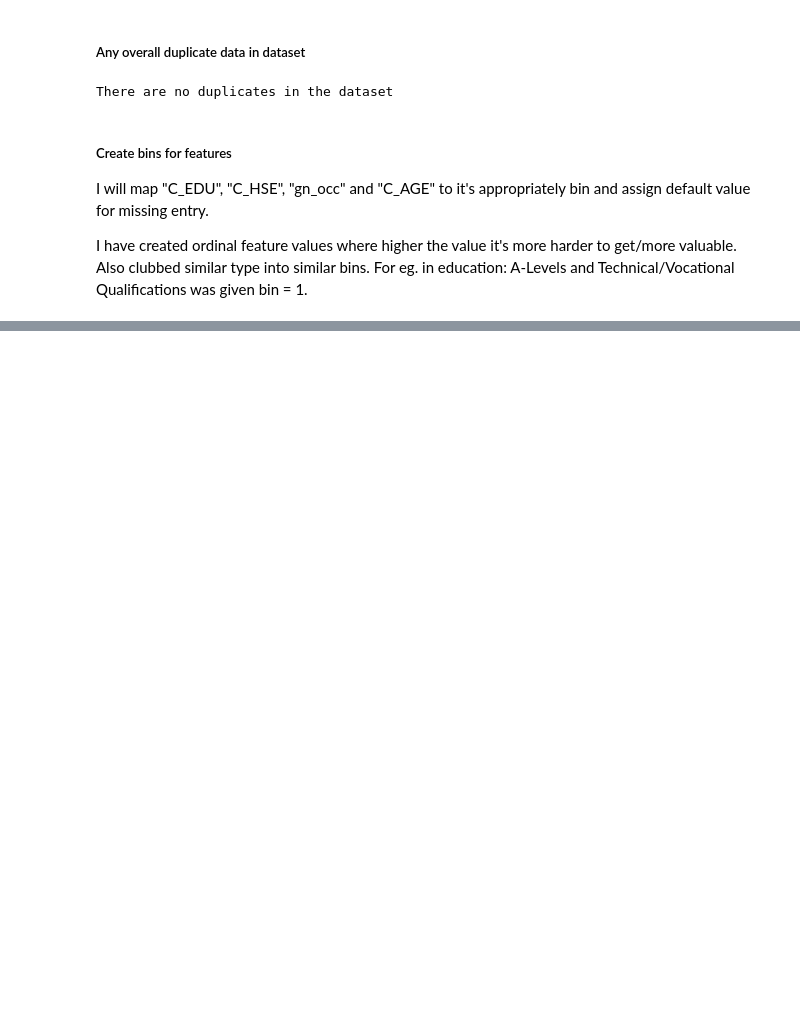
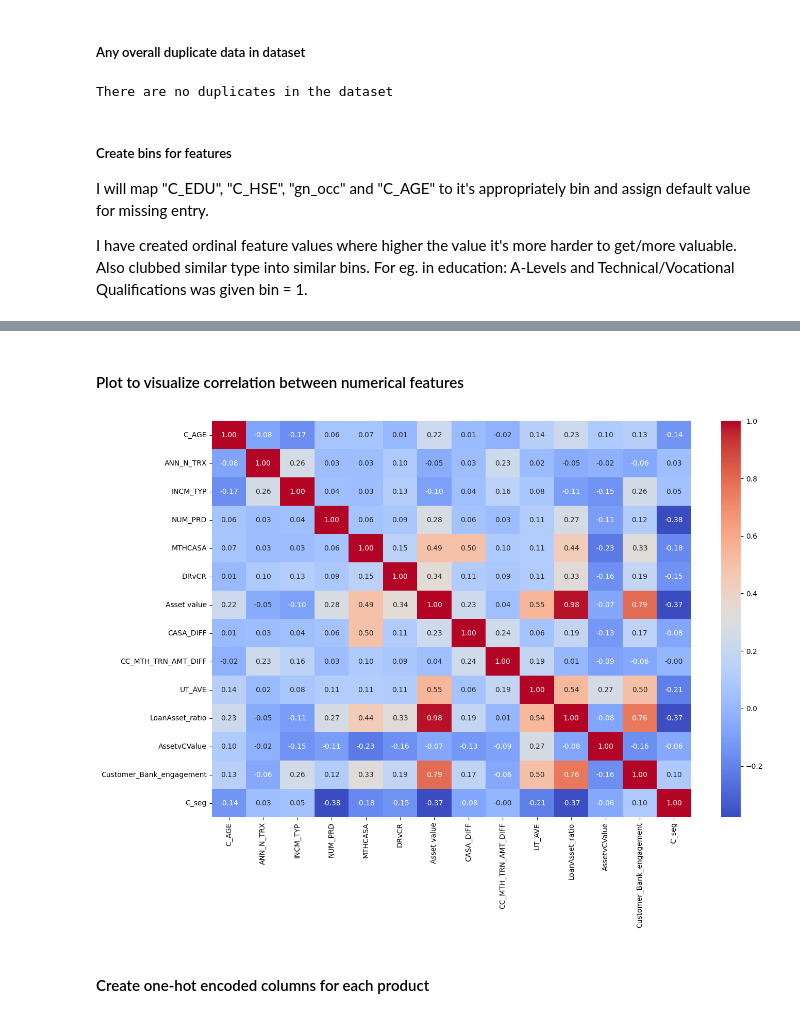
Before and after one commit to naitikshukla/maybank_assessment, a Jupyter notebook: maybank_eda.ipynb, the cells around one changed output, grey strips where cells are left out. Cells and saved outputs as stored; diff of their text form; code cells hidden in the pictures; blank space fills up the shorter version.

```diff
--- a/maybank_eda.ipynb
+++ b/maybank_eda.ipynb
@@ -231,0 +295,4 @@ df['CC_MTH_TRN_AMT_DIFF']= df['MAX_MTH_TRN_AMT'] - df['MIN_MTH_TRN_AMT']
+# %%
+# top 1 percentile customers with column MTHCASA
+top1_percentile_MTHCASA= df['MTHCASA'].quantile(0.99)
+df[df['MTHCASA'] > top1_percentile_MTHCASA].sort_values('MTHCASA', ascending=False).head(5)
@@ -258,0 +390,13 @@ plt.show()
+# %% [markdown]
+#### Plot to visualize correlation between numerical features
+# %%
+# create correlation graph with heatmap on specific column list
+column_list = ['C_AGE', 'ANN_N_TRX', 'INCM_TYP', 'NUM_PRD', 'MTHCASA', 'DRvCR', 'Asset value', 'CASA_DIFF', 'CC_MTH_TRN_AMT_DIFF', 'UT_AVE', 'LoanAsset_ratio', 'AssetvCValue', 'Customer_Bank_engagement','C_seg']
+corr = df[column_list].corr()
+plt.figure(figsize=(15, 10))
+sns.heatmap(corr, annot=True, cmap='coolwarm', fmt=".2f")
+plt.show()
+# %% [output]
+[figure, added]
+# %% [markdown]
+#### Create one-hot encoded columns for each product
```
Also changed, not shown: parts of 41 cells of this notebook, 3 other files.
